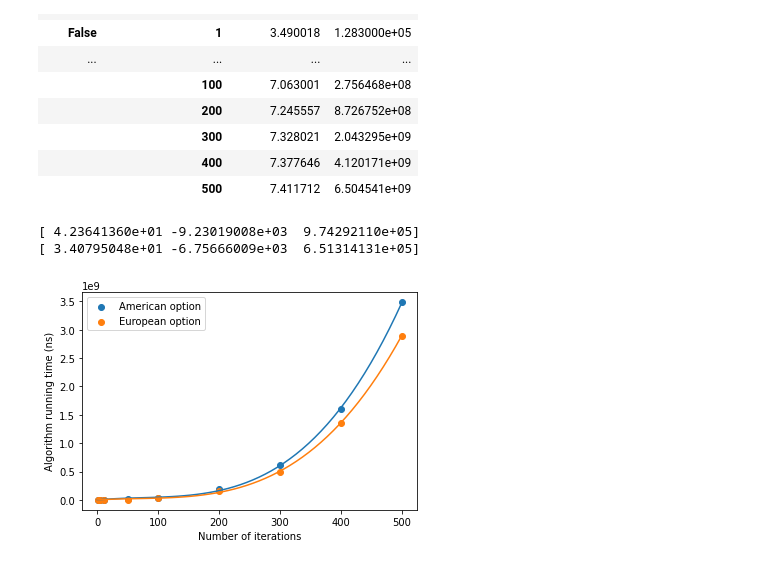
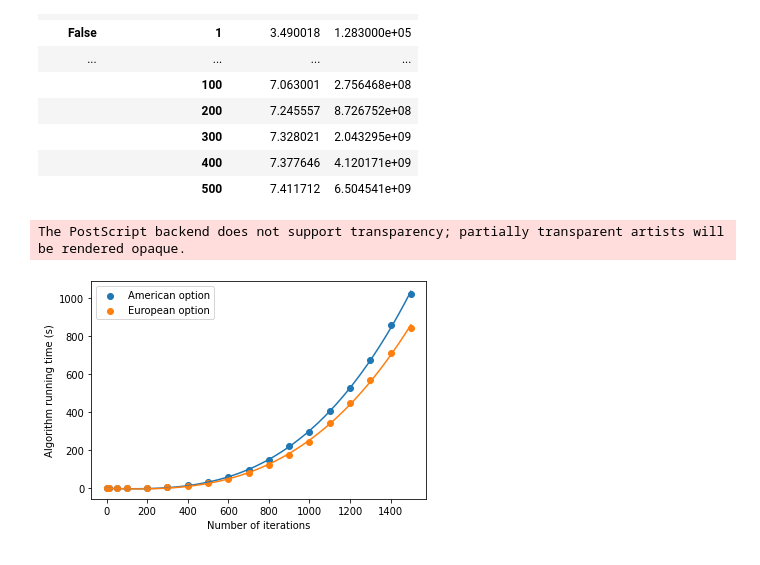
Before and after one commit to akermangeo/NumericalMethods1, a Jupyter notebook: projectCode.ipynb, the cells around one changed output. Saved outputs shown, nothing was run; the diff lists cells and outputs as text; code cells hidden in the pictures.

Commit message:
Benchmarking floating strike algorithm

```diff
--- a/projectCode.ipynb
+++ b/projectCode.ipynb
@@ -430,14 +430,14 @@ s0 = 100
 r = 0.01
 
 sigma = 0.1
-N = np.array([1, 5, 10, 50, 100, 200, 300, 400, 500])#, 600, 700, 800, 900, 1000, 1100, 1200, 1300, 1400, 1500])
+N = np.array([1, 5, 10, 50, 100, 200, 300, 400, 500, 600, 700, 800, 900, 1000, 1100, 1200, 1300, 1400, 1500])
 dt = 1/N
 lamda = 1.25
 # %%
-#generate_lookback_prices_optimized(s0, r, 1/700, sigma, 700, lamda, False)
+generate_lookback_prices_optimized(s0, r, 1/700, sigma, 700, lamda, False)
 performance_data_optimized = pd.DataFrame()
 
-iterations = 1
+iterations = 10
 for american in [True, False]:
     rows = []
     index = []
@@ -533,27 +537,25 @@ performance_data_simple
 # %%
 american_runtime = performance_data_optimized.loc[True,:]
 european_runtime = performance_data_optimized.loc[False,:]
-plt.scatter(american_runtime.index, american_runtime["Running time"], label = "American option")
-plt.scatter(european_runtime.index, european_runtime["Running time"], label = "European option")
-parameters_american, _ = curve_fit(lambda x,a,b,c: a*x**3 + b*x**2 + c*x, american_runtime.index, american_runtime["Running time"])
-parameters_european, _ = curve_fit(lambda x,a,b,c: a*x**3 + b*x**2 + c*x, european_runtime.index, european_runtime["Running time"])
+plt.scatter(american_runtime.index, american_runtime["Running time"]*10**-9, label = "American option")
+plt.scatter(european_runtime.index, european_runtime["Running time"]*10**-9, label = "European option")
+parameters_american, _ = curve_fit(lambda x,a,b,c: a*x**3 + b*x**2 + c*x, american_runtime.index, american_runtime["Running time"]*10**-9)
+parameters_european, _ = curve_fit(lambda x,a,b,c: a*x**3 + b*x**2 + c*x, european_runtime.index, european_runtime["Running time"]*10**-9)
 x = np.linspace(0,N[-1])
 y_american = parameters_american[0]*x**3 + parameters_american[1]*x**2 + parameters_american[2]*x
 y_european = parameters_european[0]*x**3 + parameters_european[1]*x**2 + parameters_european[2]*x
 plt.xlabel("Number of iterations")
-plt.ylabel("Algorithm running time (ns)")
+plt.ylabel("Algorithm running time (s)")
 plt.legend()
 
 plt.plot(
     x,
     y_american)
 plt.plot(
 x,
 y_european)
 
-print(parameters_american)
-print(parameters_european)
+plt.savefig("algo_runtime.eps")
 # %% [output]
-[ 4.23641360e+01 -9.23019008e+03  9.74292110e+05]
-[ 3.40795048e+01 -6.75666009e+03  6.51314131e+05]
+The PostScript backend does not support transparency; partially transparent artists will be rendered opaque.
-[figure, old version]
+[figure, new version]
```
Also changed, not shown: parts of 8 cells of this notebook, 1 other file.
